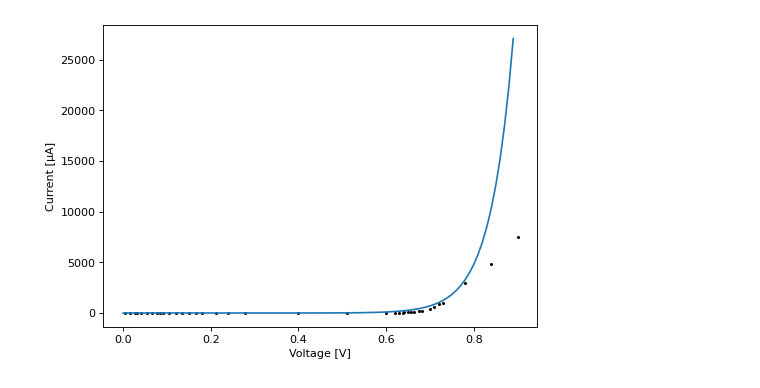
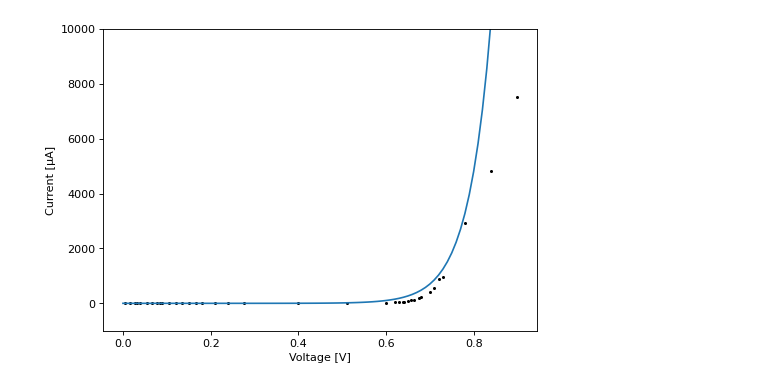
Before and after one commit to massanf/3Sexperiment, a Jupyter notebook: A1/graph/A1_pn.ipynb, the cells around one changed output. Drawn from its saved outputs; the diff is of its cells as text; code cells hidden in the pictures.

```diff
--- a/A1/graph/A1_pn.ipynb
+++ b/A1/graph/A1_pn.ipynb
@@ -3,32 +3,38 @@ import matplotlib.pyplot as plt
 import numpy as np
 import math
 
 plt.figure(figsize=(7, 5), dpi=80)
 
 with open("data_pn_a_normal.csv") as f:
     rawdata = f.readlines()
 
 th_v = [i/100 for i in range (0, 90)]
 v_t = 0.026
-i_s = 10
+i_s = 0.001
 th_i = [i_s * (np.exp(i/(2*v_t)) - 1) for i in th_v]
 
 v = []
 i = []
 v_ir = []
+
 for k in range (1, len(rawdata)):
     v.append(float(rawdata[k].split(",")[0]))
     i.append(float(rawdata[k].split(",")[1]))
     v_ir.append(float(rawdata[k].split(",")[3]))
 
 i_corrected = []
 for k in range (0, len(v)):
     i_corrected.append((i[k]*(10**-6)-(v[k]/(v_ir[k]*1000)))*(10**6))
 
 plt.scatter(v,i_corrected, s=3, c="black")
 plt.plot(th_v,th_i)
 plt.xlabel("Voltage [V]")
 plt.ylabel("Current [μA]")
+plt.ylim(-1000,10000)
+#plt.yscale("log")
 plt.savefig("figures/data_pn_a_normal")
+
+#for k in range (0, len(v)):
+#    i_corrected.append(np.log((i[k]*(10**-6)-(v[k]/(v_ir[k]*1000)))*(10**6)+3))
 # %% [output]
-[figure, old version]
+[figure, new version]
```
Also changed, not shown: 1 other file.
